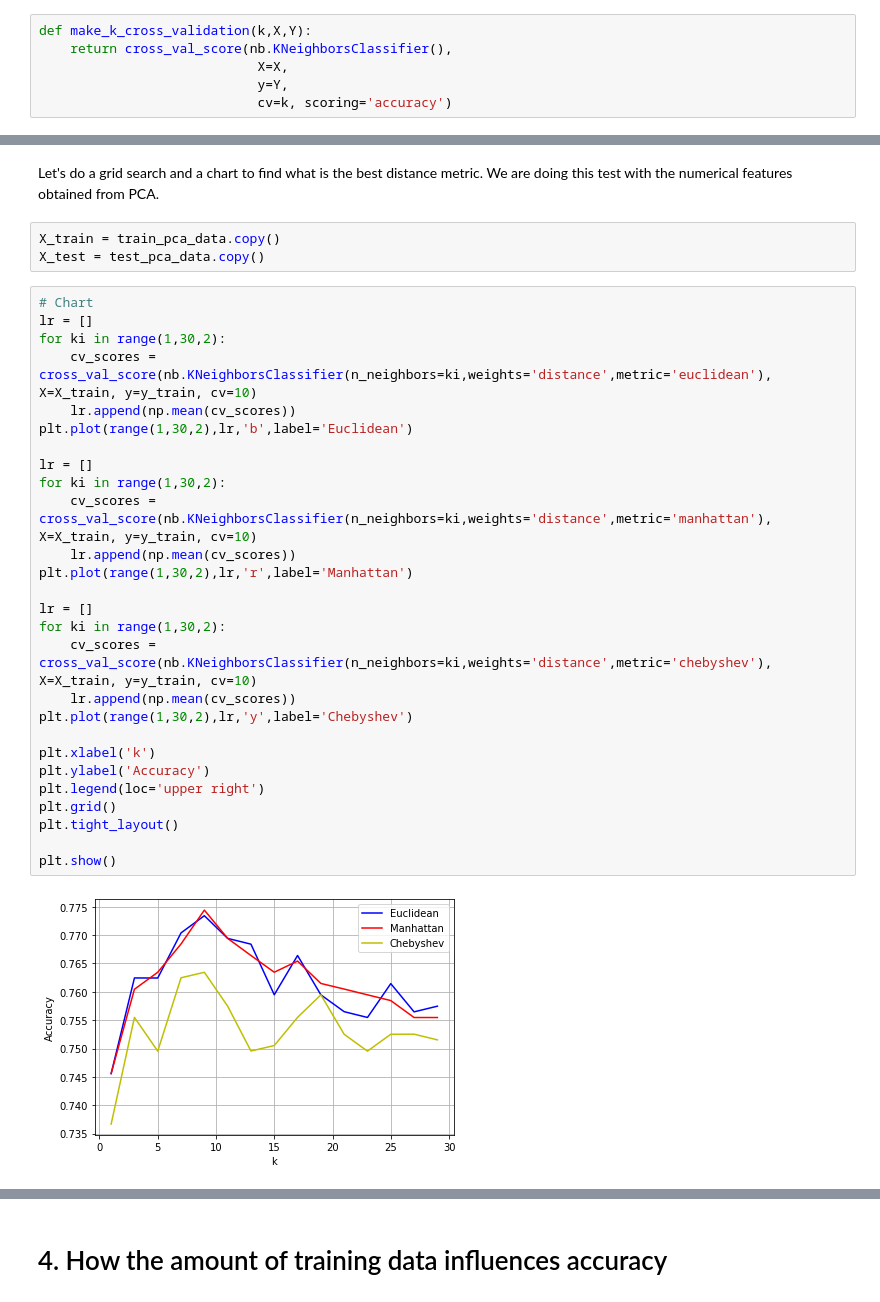
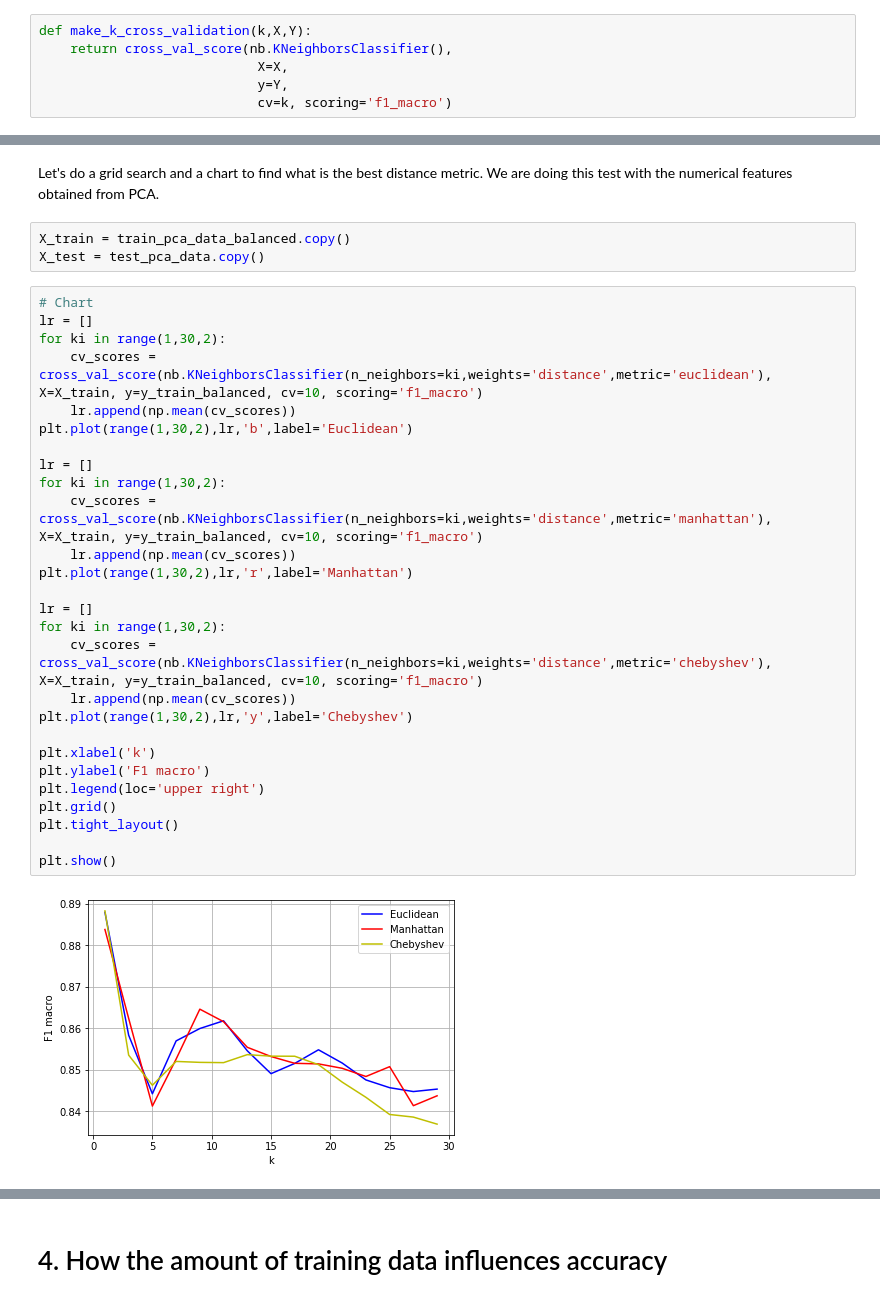
Before and after one commit to FerranAgulloLopez/DataMiningHousePrices, a Jupyter notebook: scripts/Knn.ipynb, the cells around one changed output, grey strips where cells are left out. Drawn from its saved outputs; the diff is of its cells as text.

```diff
--- a/scripts/Knn.ipynb
+++ b/scripts/Knn.ipynb
@@ -79,7 +79,7 @@ def make_k_cross_validation(k,X,Y):
     return cross_val_score(nb.KNeighborsClassifier(),
                             X=X,
                             y=Y,
-                            cv=k, scoring='accuracy')
+                            cv=k, scoring='f1_macro')
 # %%
 def find_best_params(X,y):
     # Chart
@@ -479,36 +494,36 @@ We can see that the grid search obtains the same parameters we had before.
 # %% [markdown]
 Let's do a grid search and a chart to find what is the best distance metric. We are doing this test with the numerical features obtained from PCA.
 # %%
-X_train = train_pca_data.copy()
+X_train = train_pca_data_balanced.copy()
 X_test = test_pca_data.copy()
 # %%
 # Chart
 lr = []
 for ki in range(1,30,2):
-    cv_scores = cross_val_score(nb.KNeighborsClassifier(n_neighbors=ki,weights='distance',metric='euclidean'), X=X_train, y=y_train, cv=10)
+    cv_scores = cross_val_score(nb.KNeighborsClassifier(n_neighbors=ki,weights='distance',metric='euclidean'), X=X_train, y=y_train_balanced, cv=10, scoring='f1_macro')
     lr.append(np.mean(cv_scores))
 plt.plot(range(1,30,2),lr,'b',label='Euclidean')
 
 lr = []
 for ki in range(1,30,2):
-    cv_scores = cross_val_score(nb.KNeighborsClassifier(n_neighbors=ki,weights='distance',metric='manhattan'), X=X_train, y=y_train, cv=10)
+    cv_scores = cross_val_score(nb.KNeighborsClassifier(n_neighbors=ki,weights='distance',metric='manhattan'), X=X_train, y=y_train_balanced, cv=10, scoring='f1_macro')
     lr.append(np.mean(cv_scores))
 plt.plot(range(1,30,2),lr,'r',label='Manhattan')
 
 lr = []
 for ki in range(1,30,2):
-    cv_scores = cross_val_score(nb.KNeighborsClassifier(n_neighbors=ki,weights='distance',metric='chebyshev'), X=X_train, y=y_train, cv=10)
+    cv_scores = cross_val_score(nb.KNeighborsClassifier(n_neighbors=ki,weights='distance',metric='chebyshev'), X=X_train, y=y_train_balanced, cv=10, scoring='f1_macro')
     lr.append(np.mean(cv_scores))
 plt.plot(range(1,30,2),lr,'y',label='Chebyshev')
 
 plt.xlabel('k')
-plt.ylabel('Accuracy')
+plt.ylabel('F1 macro')
 plt.legend(loc='upper right')
 plt.grid()
 plt.tight_layout()
 
 plt.show()
 # %% [output]
-[figure, old version]
+[figure, new version]
 # %%
 #Grid search
```
Also changed, not shown: parts of 61 cells of this notebook.
